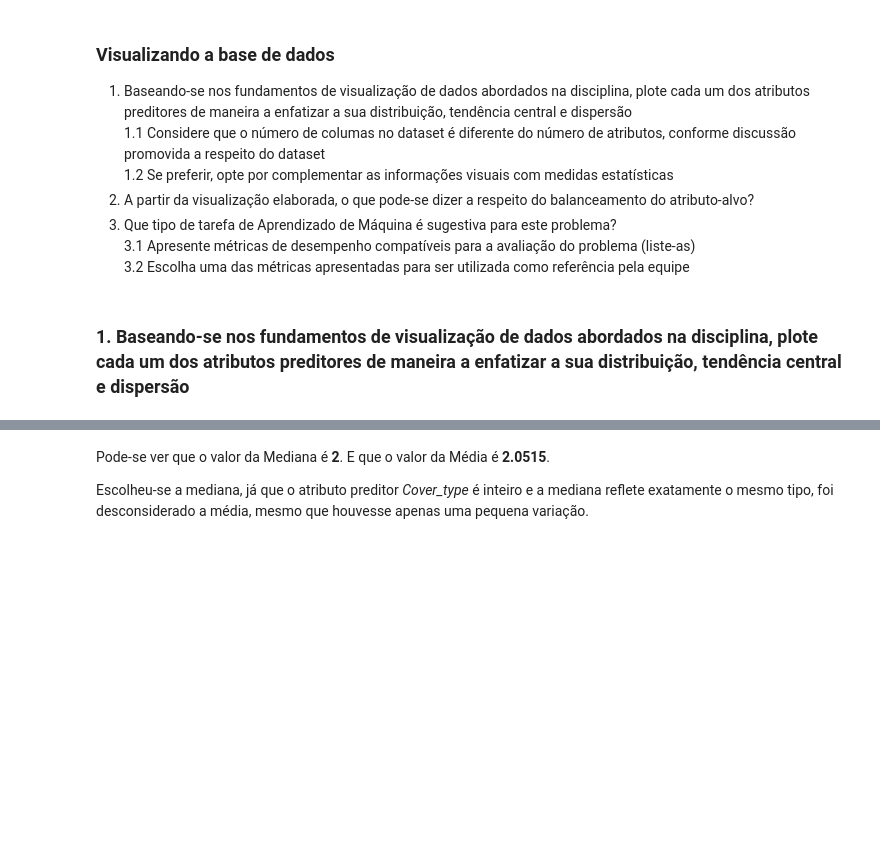
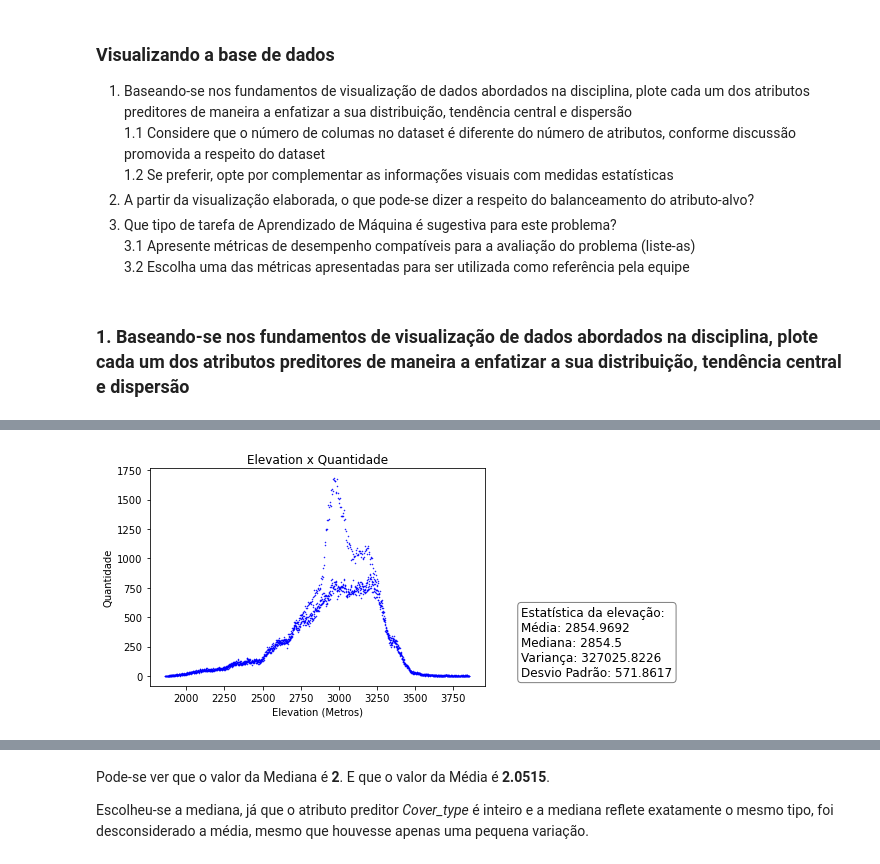
Before and after one commit to elloa-uea/projeto-pratico-3-rna-pp3-team-final, a Jupyter notebook: notebooks/PP3.2 - Conhecendo o Conjunto de Dados.ipynb, the cells around one changed output, grey strips where cells are left out. Saved outputs shown, nothing was run; the diff lists cells and outputs as text; code cells hidden in the pictures; blank space fills up the shorter version.

```diff
--- a/notebooks/PP3.2 - Conhecendo o Conjunto de Dados.ipynb
+++ b/notebooks/PP3.2 - Conhecendo o Conjunto de Dados.ipynb
@@ -198,0 +195,83 @@ plt.legend()
+# %%
+n_elevation = df.groupby(["Elevation"]).count().iloc[:, 0]
+n_aspect = df.groupby(["Aspect"]).count().iloc[:, 0]
+n_slope = df.groupby(["Slope"]).count().iloc[:, 0]
+n_road = df.groupby(["Horizontal_Distance_To_Roadways"]).count().iloc[:, 0]
+n_fire = df.groupby(["Horizontal_Distance_To_Fire_Points"]).count().iloc[:, 0]
+
+
+props = dict(boxstyle='round', facecolor='white', alpha=0.5)
+
+# print(n_elevation.index.to_frame().mean())
+# # print(n_elevation.groupby(level="index").mean())
+
+plt.figure(0)
+plt.plot(n_elevation.index, n_elevation.values, color = "blue", linestyle = '', marker = 'o', markersize = '0.5')
+plt.xlabel("Elevation (Metros)")
+plt.ylabel("Quantidade")
+plt.title("Elevation x Quantidade")
+plt.text(4200, 0,
+         "Estatística da elevação: \n" +
+         "Média: {} \n".format(round(np.mean(n_elevation.index), 4)) +
+         "Mediana: {} \n".format(round(np.median(n_elevation.index), 4)) +
+         "Variança: {} \n".format(round(np.var(n_elevation.index), 4)) +
+         "Desvio Padrão: {}".format(round(np.std(n_elevation.index), 4)),
+         bbox=props,
+         fontsize = 12)
+
+plt.figure(1)
+plt.plot(n_aspect.index, n_aspect.values, color = "blue", linestyle = '', marker = 'o', markersize = '1')
+plt.xlabel("Aspect (Graus Azimuth)")
+plt.ylabel("Quantidade")
+plt.title("Aspect x Quantidade")
+plt.text(420, 0,
+         "Estatística do Aspect: \n" +
+         "Média: {} \n".format(round(np.mean(n_aspect.index), 4)) +
+         "Mediana: {} \n".format(round(np.median(n_aspect.index), 4)) +
+         "Variança: {} \n".format(round(np.var(n_aspect.index), 4)) +
+         "Desvio Padrão: {}".format(round(np.std(n_aspect.index), 4)),
+         bbox=props,
+         fontsize = 12)
+
+plt.figure(2)
+plt.plot(n_slope.index, n_slope.values, color = "blue", linestyle = '', marker = 'o', markersize = '1')
+plt.xlabel("Slope (Graus)")
+plt.ylabel("Quantidade")
+plt.title("Slope x Quantidade")
+plt.text(76, 0,
+         "Estatística do Slope: \n" +
+         "Média: {} \n".format(round(np.mean(n_slope.index), 4)) +
+         "Mediana: {} \n".format(round(np.median(n_slope.index), 4)) +
+         "Variança: {} \n".format(round(np.var(n_slope.index), 4)) +
+         "Desvio Padrão: {}".format(round(np.std(n_slope.index), 4)),
+         bbox=props,
+         fontsize = 12)
+
+plt.figure(3)
+plt.plot(n_road.index, n_road.values, color = "blue", linestyle = '', marker = 'o', markersize = '0.5')
+plt.xlabel("Distancia até uma estrada (Metros)")
+plt.ylabel("Quantidade")
+plt.title("Distancia até uma estrada x Quantidade")
+plt.text(8200, 0,
+         "Estatística da distancia à estrada: \n" +
+         "Média: {} \n".format(round(np.mean(n_road.index), 4)) +
+         "Mediana: {} \n".format(round(np.median(n_road.index), 4)) +
+         "Variança: {} \n".format(round(np.var(n_road.index), 4)) +
+         "Desvio Padrão: {}".format(round(np.std(n_road.index), 4)),
+         bbox=props,
+         fontsize = 12)
+
+plt.figure(4)
+plt.plot(n_fire.index, n_fire.values, color = "blue", linestyle = '', marker = 'o', markersize = '0.5')
+plt.xlabel("Distancia ao fogo (Metros)")
+plt.ylabel("Quantidade")
+plt.title("Distancia ao fogo x Quantidade")
+plt.text(8200, 0,
+         "Estatística da Distancia ao fogo: \n" +
+         "Média: {} \n".format(round(np.mean(n_fire.index), 4)) +
+         "Mediana: {} \n".format(round(np.median(n_fire.index), 4)) +
+         "Variança: {} \n".format(round(np.var(n_fire.index), 4)) +
+         "Desvio Padrão: {}".format(round(np.std(n_fire.index), 4)),
+         bbox=props,
+         fontsize = 12)
+# %% [output]
@@ -198,0 +279 @@ plt.legend()
+[figure, added]
```
Also changed, not shown: parts of 11 cells of this notebook.
